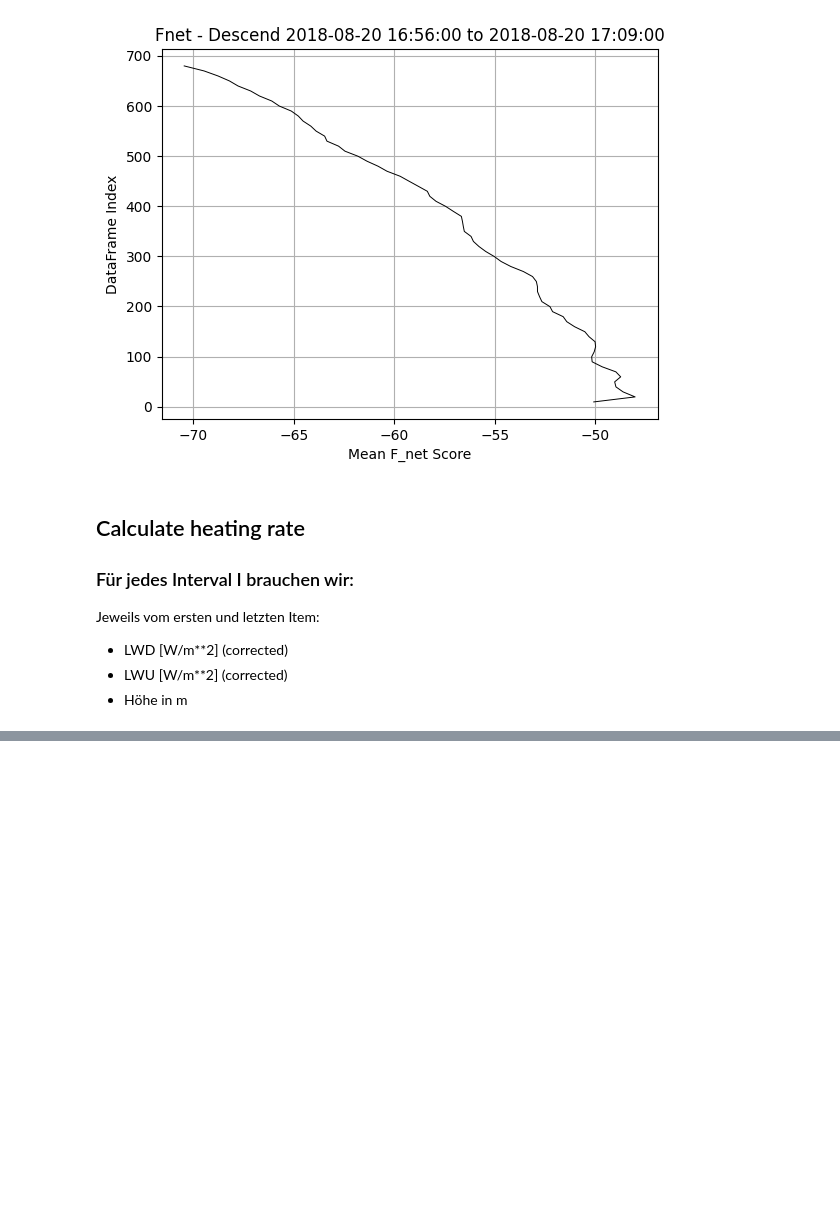
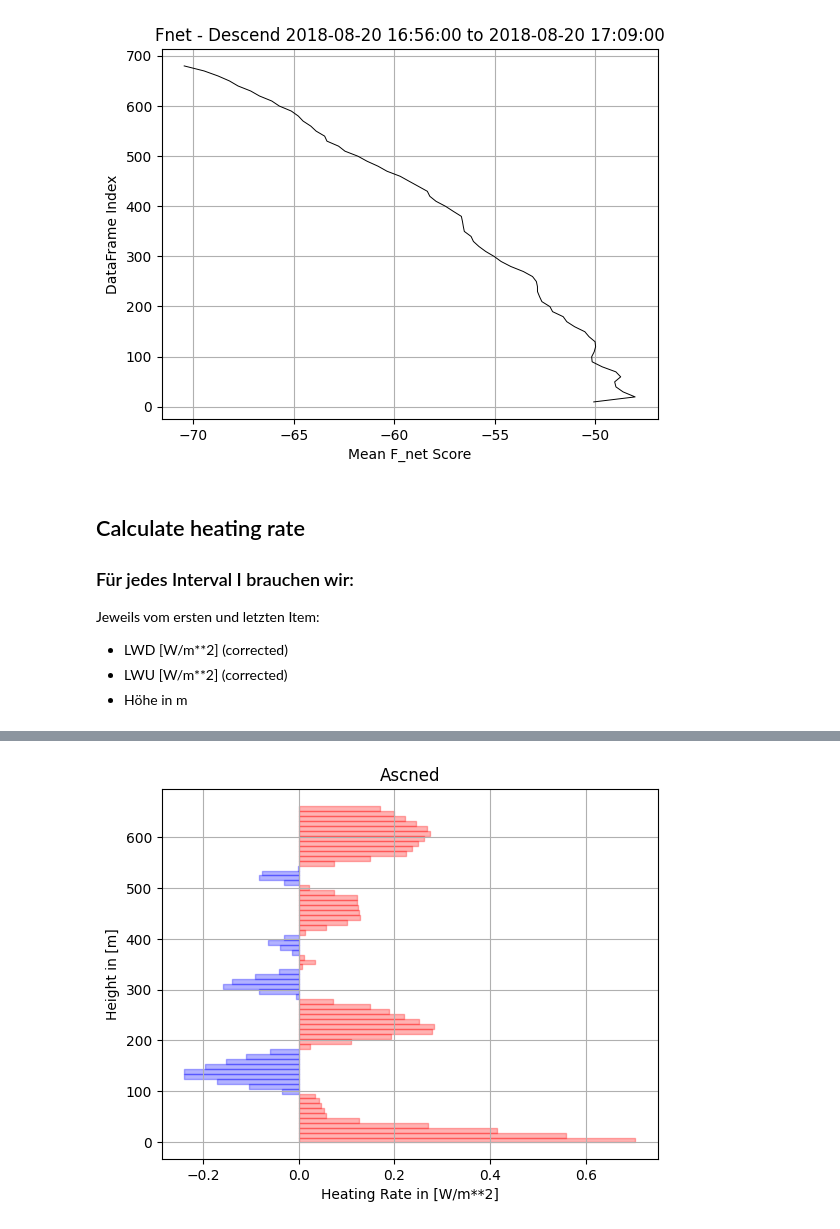
Before and after one commit to JaKopf2000/thesis, a Jupyter notebook: notebook copy.ipynb, the cells around one changed output, grey strips where cells are left out. Cells and saved outputs as stored; diff of their text form; code cells hidden in the pictures; blank space fills up the shorter version.

```diff
--- a/notebook copy.ipynb
+++ b/notebook copy.ipynb
@@ -235,0 +254,33 @@ asc_heating_list
+# %%
+asc_heating_list = []
+
+# Calculate heating rate and dz for each interval
+for idx, item in enumerate(split_dfs_with_f_net_asc):
+    hr_asc, dz = calcHeatingRate(split_list=item)
+    asc_heating_list.append((hr_asc, dz))
+
+# Calculate heights for each interval by accumulating dz values
+height_values = [0]  # Start height at 0
+for hr, dz in asc_heating_list:
+    height_values.append(height_values[-1] + dz) # Accumulate dz values
+
+# Interpolate heating rates for smoother plot
+smooth_asc_heating_list = np.interp(np.linspace(0, len(asc_heating_list) - 1, 300), range(len(asc_heating_list)), [pair[0] for pair in asc_heating_list])
+
+# Plotting the smoothed heating rates and filling the areas
+for i in range(len(smooth_asc_heating_list) - 1):
+    if i < len(height_values) - 1:  # Ensure index is within bounds of height_values
+        if smooth_asc_heating_list[i] >= 0:
+            # Use height_values in the correct order
+            plt.fill_betweenx([height_values[i], height_values[i+1]], smooth_asc_heating_list[i], 0, color='red', alpha=0.3)
+        else:
+            # Use height_values in the correct order
+            plt.fill_betweenx([height_values[i], height_values[i+1]], smooth_asc_heating_list[i], 0, color='blue', alpha=0.3)
+
+plt.xlabel('Heating Rate in [W/m**2]')
+plt.ylabel('Height in [m]')
+plt.grid(True)
+plt.title('Ascned')
+plt.show()
+# %% [output]
+[figure, added]
```
Also changed, not shown: parts of 10 cells of this notebook.
